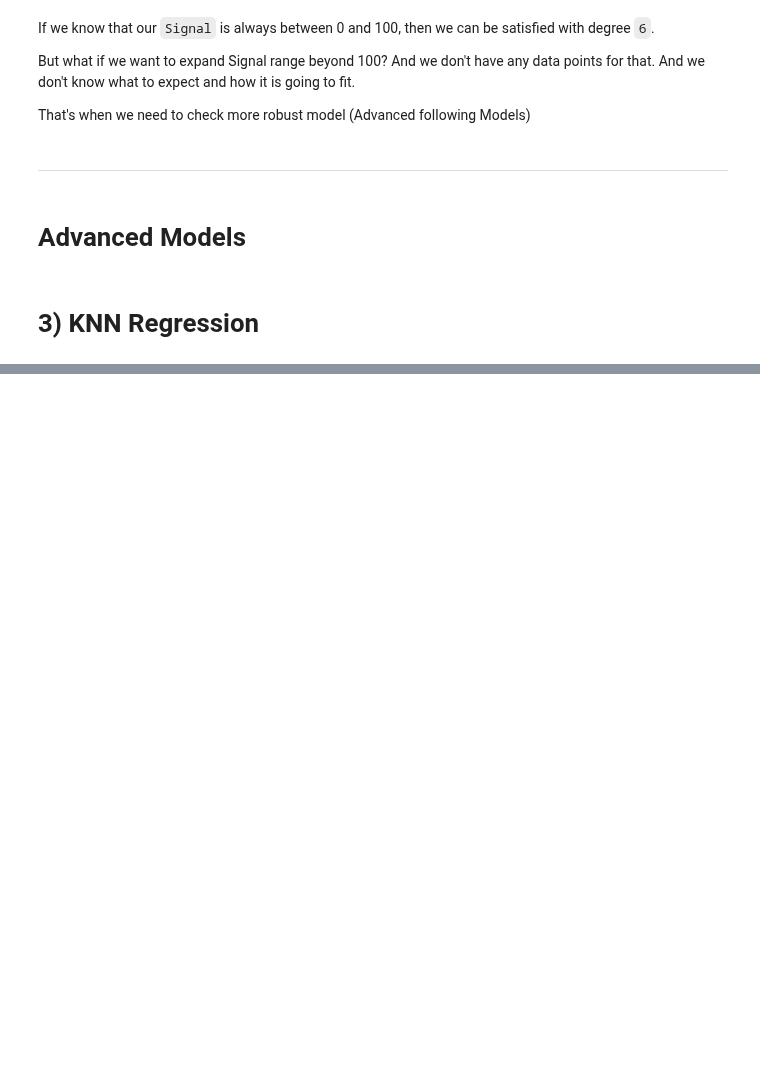
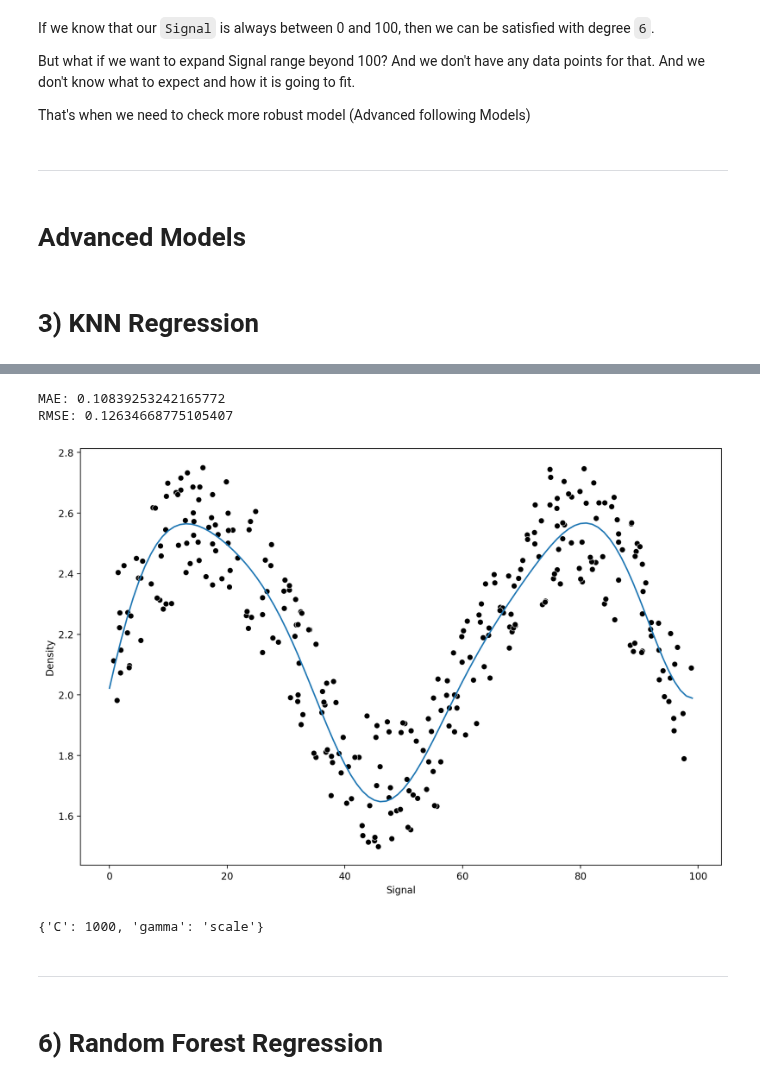
Before and after one commit to ptyadana/Data-Science-and-Machine-Learning-Projects-Dojo, a Jupyter notebook: Machine Learning & Data Science Masterclass - JP/15-Random-Forests/01-Random-Forest-Regression-Tunnel-Boring.ipynb, the cells around one changed output, grey strips where cells are left out. Saved outputs shown, nothing was run; the diff lists cells and outputs as text; code cells hidden in the pictures; blank space fills up the shorter version.

```diff
--- a/Machine Learning & Data Science Masterclass - JP/15-Random-Forests/01-Random-Forest-Regression-Tunnel-Boring.ipynb
+++ b/Machine Learning & Data Science Masterclass - JP/15-Random-Forests/01-Random-Forest-Regression-Tunnel-Boring.ipynb
@@ -276,0 +316,23 @@ That's when we need to check more robust model (Advanced following Models)
+# %%
+svr = SVR()
+
+param_grid = {
+    'C': [0.01, 0.1, 1, 5, 10, 100, 1000],
+    'gamma': ['auto', 'scale']
+}
+
+grid = GridSearchCV(SVR(), param_grid)
+# %%
+run_model(grid, X_train, X_test, y_train, y_test)
+# %% [output]
+MAE: 0.10839253242165772
+RMSE: 0.12634668775105407
+[figure, added]
+# %%
+grid.best_params_
+# %% [output]
+{'C': 1000, 'gamma': 'scale'}
+# %% [markdown]
+-------
+# %% [markdown]
+# <a name='forest'>6) Random Forest Regression</a>
```
Also changed, not shown: parts of 20 cells of this notebook, 1 other file.
